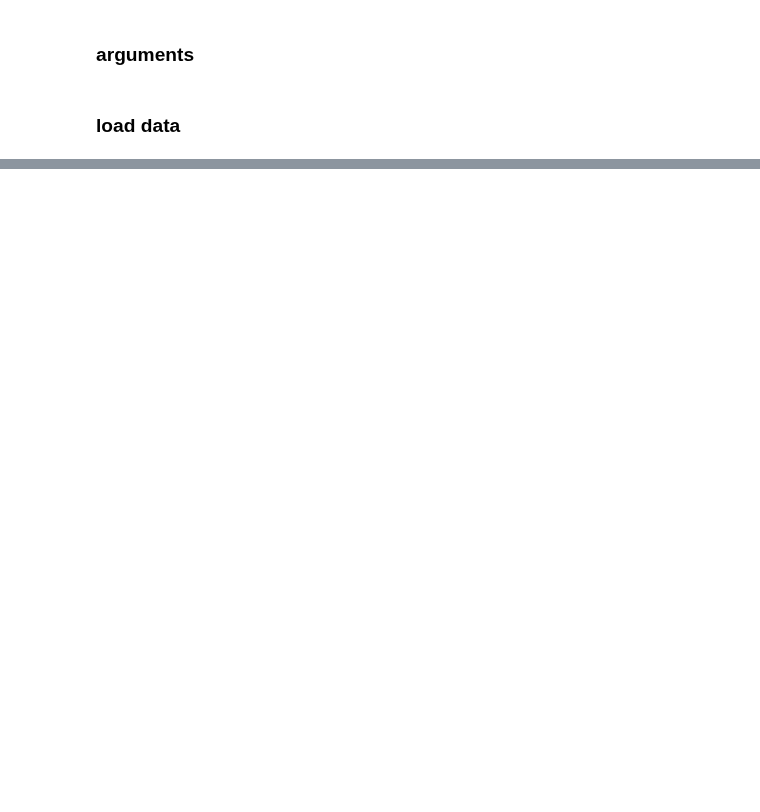
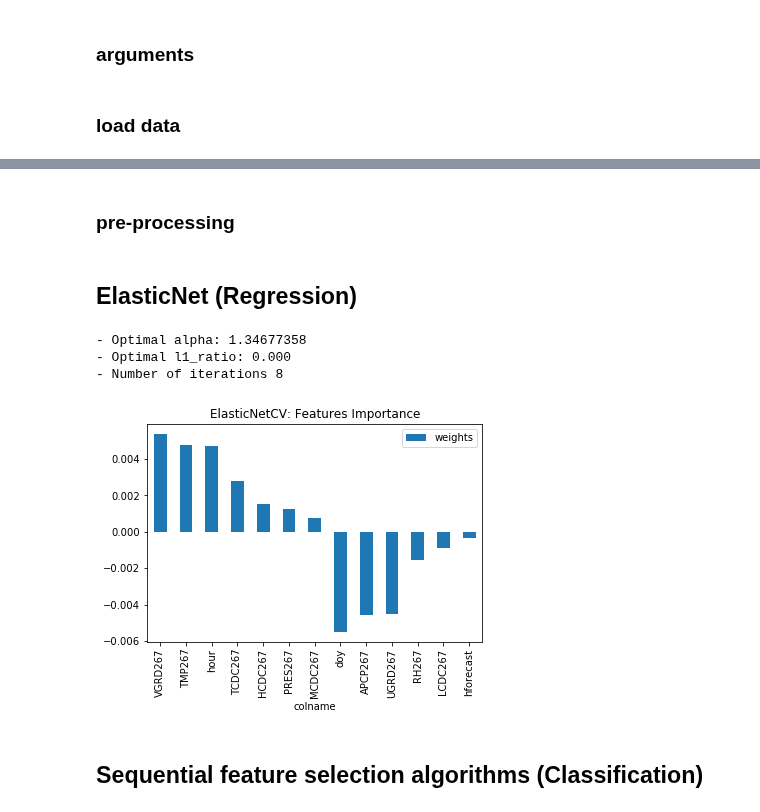
Before and after one commit to jmquintana79/utilsDS, a Jupyter notebook: scripts/feature_engineering/selection/notebook-features_selection-sklearn.ipynb, the cells around one changed output, grey strips where cells are left out. Saved outputs shown, nothing was run; the diff lists cells and outputs as text; code cells hidden in the pictures; blank space fills up the shorter version.

Commit message:
create a notebook with different where test different techniques of features selection

```diff
--- a/scripts/feature_engineering/selection/notebook-features_selection-sklearn.ipynb
+++ b/scripts/feature_engineering/selection/notebook-features_selection-sklearn.ipynb
@@ -13,6 +19,8 @@ from tools.reader import csv2df as reader
 ### arguments
 # %%
 path_input = '../../../datasets/dataset.solar.csv'
+ncv = 5
+njobs = -1
 # %% [markdown]
 ### load data
 # %%
@@ -47,0 +42,47 @@ plt.show()
+# %% [markdown]
+### pre-processing
+# %%
+# X
+X = transformer(data[dcol['lx']])
+# y
+#scaler = normalization.Scaler()
+#y = scaler.fit_transform(data[dcol['ly']]).ravel()
+y = transformer(data[dcol['ly']]).ravel()
+# %%
+# y: numerical to categorical
+nlabels = 10
+lbins = list(np.linspace(np.min(data.y.values), np.max(data.y.values), num=nlabels+1))
+llabels = list(range(nlabels))
+cy = np.array(num2cal(data, 'y', lbins, llabels)['cy'].values)
+# %%
+# create samples
+X_train, X_test, y_train, y_test =\
+    train_test_split(X, y, test_size=0.3, random_state=0)
+X_train, X_test, cy_train, cy_test =\
+    train_test_split(X, cy, test_size=0.3, random_state=0, stratify=cy)
+# %% [markdown]
+## ElasticNet (Regression)
+# %%
+from sklearn.linear_model import ElasticNetCV
+
+# regressor: ElasticNetCV (for tuning hyperparameters)
+estimatorcv = ElasticNetCV(l1_ratio=[.0001, .001 , .1, .5, .7, .9, .95, 1], eps=0.001, n_alphas=100, fit_intercept=True,
+                        normalize=False, precompute='auto', max_iter=5000, tol=0.0001, cv=ncv,
+                        copy_X=True, verbose=0, n_jobs=njobs, positive=False, random_state=None, selection='cyclic')
+estimatorcv.fit(X_train, y_train)
+print('- Optimal alpha: %.8f'%estimatorcv.alpha_)
+print('- Optimal l1_ratio: %.3f'%estimatorcv.l1_ratio_)
+print('- Number of iterations %d'%estimatorcv.n_iter_)
+# plot features importance
+import matplotlib.pyplot as plt
+dfw = pd.DataFrame(np.c_[dcol['lx'],np.array(estimatorcv.coef_)], columns = ['colname','weights']).sort_values(['weights'], ascending=[0]).set_index('colname')
+dfw['weights'] = dfw['weights'].astype('float')
+dfw.plot(kind='bar',title='ElasticNetCV: Features Importance')
+plt.show()
+# %% [output]
+- Optimal alpha: 1.34677358
+- Optimal l1_ratio: 0.000
+- Number of iterations 8
+[figure, added]
+# %% [markdown]
+## Sequential feature selection algorithms (Classification)
```
Also changed, not shown: parts of 22 cells of this notebook.
